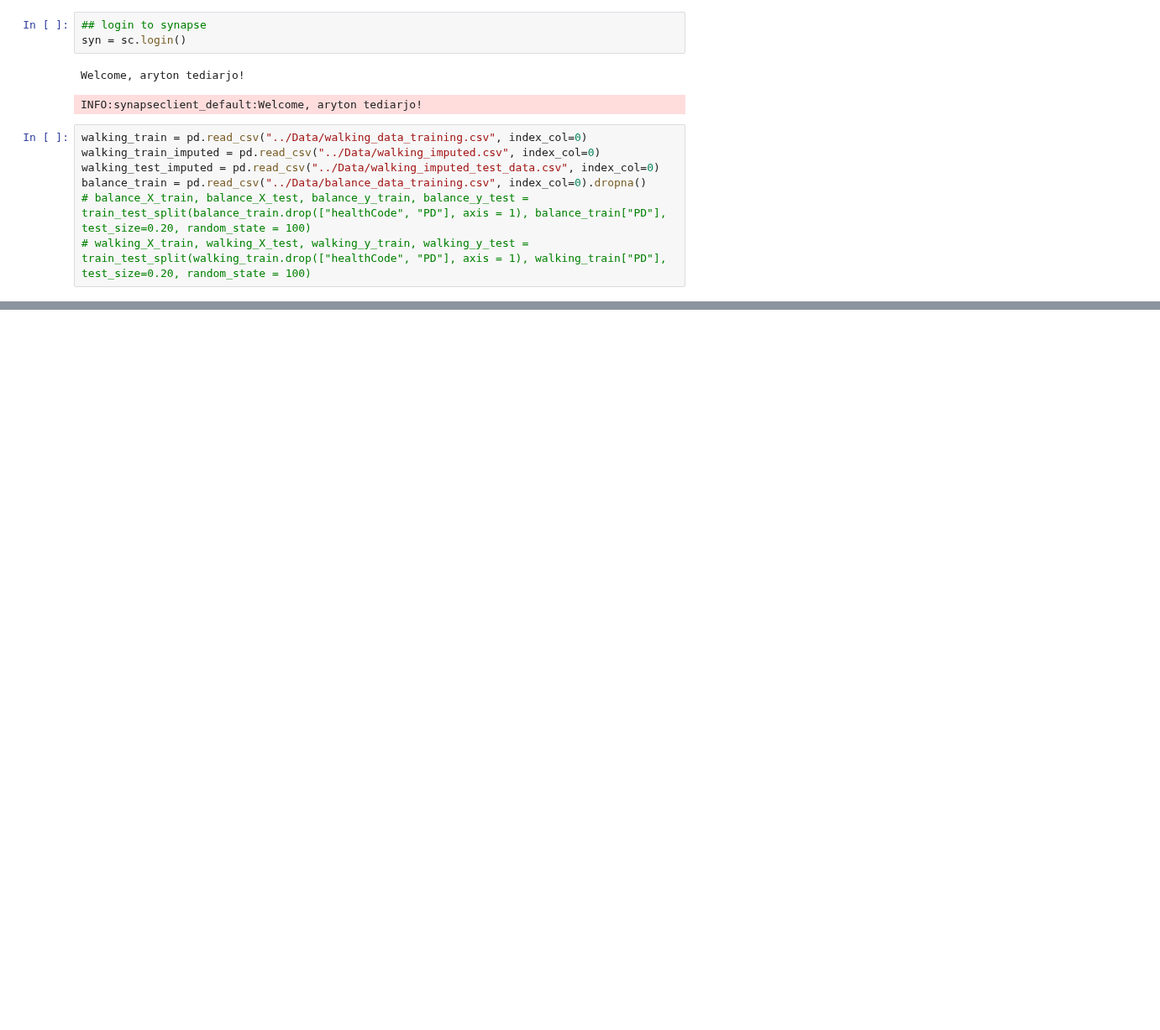
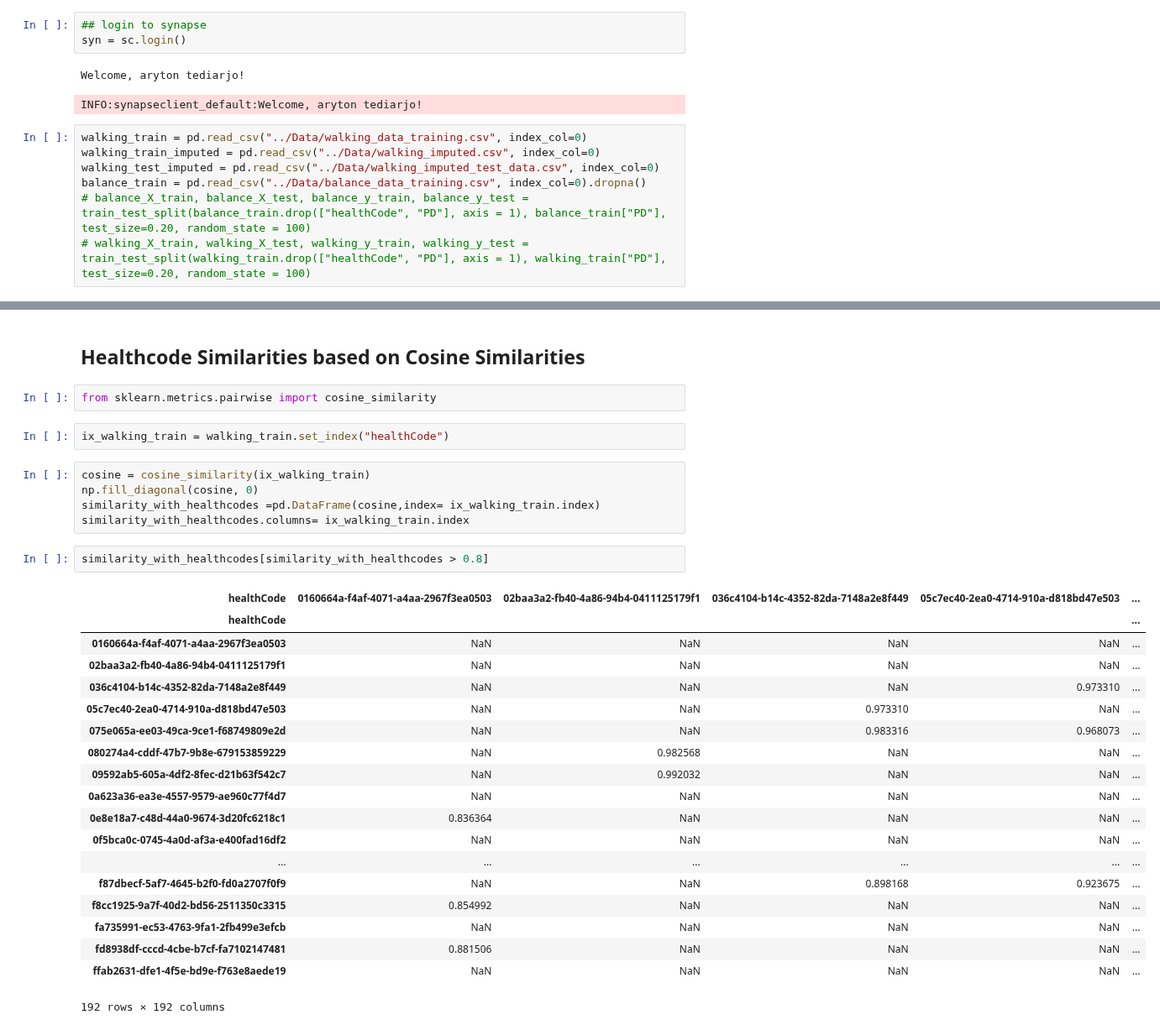
Before and after one commit to arytontediarjo/mPower-Analysis, a Jupyter notebook: Notebooks/Untitled.ipynb, the cells around one changed output, grey strips where cells are left out. Shown at 84% size. Drawn from its saved outputs; the diff is of its cells as text; blank space fills up the shorter version.

```diff
--- a/Notebooks/Untitled.ipynb
+++ b/Notebooks/Untitled.ipynb
@@ -59,0 +59,33 @@ walking_train
+# %% [markdown]
+## Healthcode Similarities based on Cosine Similarities
+# %%
+from sklearn.metrics.pairwise import cosine_similarity
+# %%
+ix_walking_train = walking_train.set_index("healthCode")
+# %%
+cosine = cosine_similarity(ix_walking_train)
+np.fill_diagonal(cosine, 0)
+similarity_with_healthcodes =pd.DataFrame(cosine,index= ix_walking_train.index)
+similarity_with_healthcodes.columns= ix_walking_train.index
+# %%
+similarity_with_healthcodes[similarity_with_healthcodes > 0.8]
+# %% [output]
+| healthCode | 0160664a-f4af-4071-a4aa-2967f3ea0503 | 02baa3a2-fb40-4a86-94b4-0411125179f1 | 036c4104-b14c-4352-82da-7148a2e8f449 | 05c7ec40-2ea0-4714-910a-d818bd47e503 | ... |
+| healthCode |  |  |  |  | ... |
+| 0160664a-f4af-4071-a4aa-2967f3ea0503 | NaN | NaN | NaN | NaN | ... |
+| 02baa3a2-fb40-4a86-94b4-0411125179f1 | NaN | NaN | NaN | NaN | ... |
+| 036c4104-b14c-4352-82da-7148a2e8f449 | NaN | NaN | NaN | 0.973310 | ... |
+| 05c7ec40-2ea0-4714-910a-d818bd47e503 | NaN | NaN | 0.973310 | NaN | ... |
+| 075e065a-ee03-49ca-9ce1-f68749809e2d | NaN | NaN | 0.983316 | 0.968073 | ... |
+| 080274a4-cddf-47b7-9b8e-679153859229 | NaN | 0.982568 | NaN | NaN | ... |
+| 09592ab5-605a-4df2-8fec-d21b63f542c7 | NaN | 0.992032 | NaN | NaN | ... |
+| 0a623a36-ea3e-4557-9579-ae960c77f4d7 | NaN | NaN | NaN | NaN | ... |
+| 0e8e18a7-c48d-44a0-9674-3d20fc6218c1 | 0.836364 | NaN | NaN | NaN | ... |
+| 0f5bca0c-0745-4a0d-af3a-e400fad16df2 | NaN | NaN | NaN | NaN | ... |
+| ... | ... | ... | ... | ... | ... |
+| f87dbecf-5af7-4645-b2f0-fd0a2707f0f9 | NaN | NaN | 0.898168 | 0.923675 | ... |
+| f8cc1925-9a7f-40d2-bd56-2511350c3315 | 0.854992 | NaN | NaN | NaN | ... |
+| fa735991-ec53-4763-9fa1-2fb499e3efcb | NaN | NaN | NaN | NaN | ... |
+| fd8938df-cccd-4cbe-b7cf-fa7102147481 | 0.881506 | NaN | NaN | NaN | ... |
+| ffab2631-dfe1-4f5e-bd9e-f763e8aede19 | NaN | NaN | NaN | NaN | ... |
+192 rows × 192 columns
```
Also changed, not shown: parts of 1 cell of this notebook, 2 other files.
